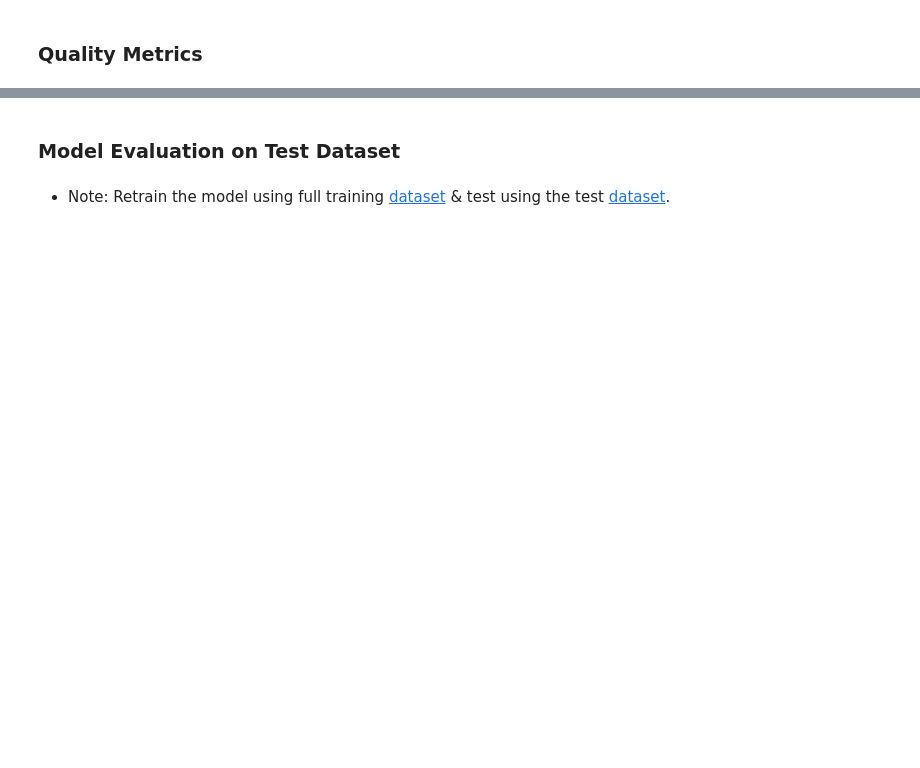
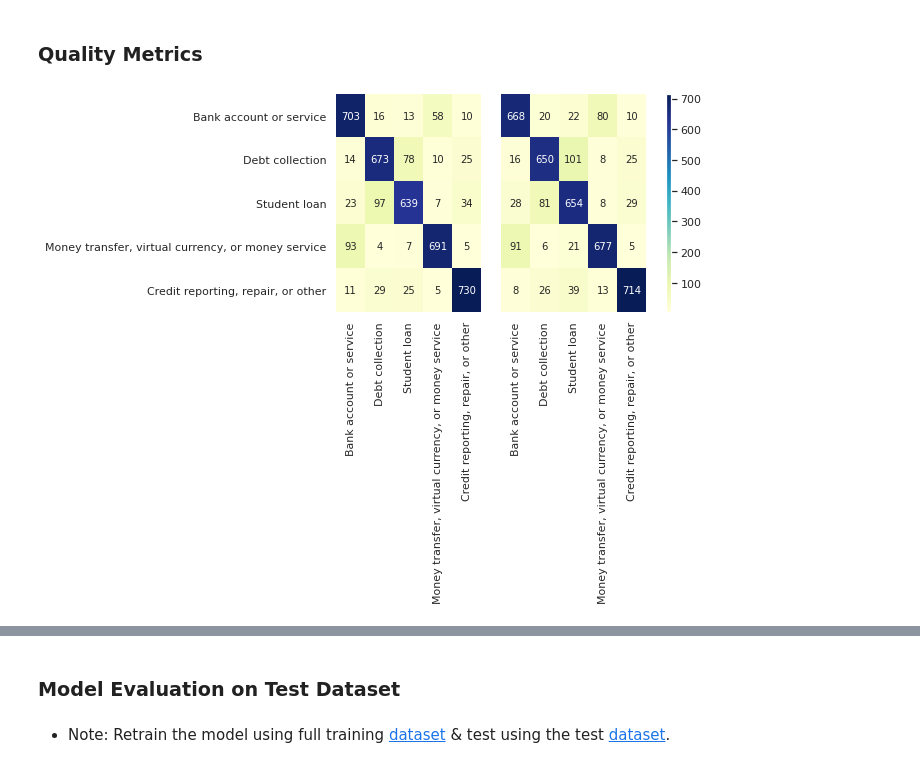
Before and after one commit to pardeep-singh/ml_classroom, a Jupyter notebook: text_classification_using_ensemble_model/consumer_complaints_classification.ipynb, the cells around one changed output, grey strips where cells are left out. Saved outputs shown, nothing was run; the diff lists cells and outputs as text; code cells hidden in the pictures; blank space fills up the shorter version.

```diff
--- a/text_classification_using_ensemble_model/consumer_complaints_classification.ipynb
+++ b/text_classification_using_ensemble_model/consumer_complaints_classification.ipynb
@@ -353,3 +354,33 @@ sns.set()
 
 import matplotlib.pyplot as plt
 %matplotlib inline
+# %%
+nb_conf_matrix = confusion_matrix(y_test, naive_bayes_predictions)
+lr_conf_matrix = confusion_matrix(y_test, lr_predictions)
+ensemble_vote_clf_conf_matrix = confusion_matrix(y_test, ensemble_soft_vote_classifier_predictions)
+stacked_clf_conf_matrix = confusion_matrix(y_test, stacked_classifier_predictions)
+# %%
+fig, axs = plt.subplots(ncols=3, gridspec_kw=dict(width_ratios=[6, 6, 0.2]), figsize=(6, 4))
+
+sns.heatmap(nb_conf_matrix,
+            cmap='YlGnBu',
+            annot=True,
+            fmt="d",
+            cbar=False,
+            xticklabels=y_test.unique(),
+            yticklabels=y_test.unique(),
+            ax=axs[0])
+
+sns.heatmap(lr_conf_matrix,
+            cmap='YlGnBu',
+            annot=True,
+            fmt="d",
+            cbar=False,
+            xticklabels=y_test.unique(),
+            yticklabels=False,
+            ax=axs[1])
+
+fig.colorbar(axs[1].collections[0], cax=axs[2])
+plt.show()
+# %% [output]
+[figure, added]
```
Also changed, not shown: parts of 14 cells of this notebook.
